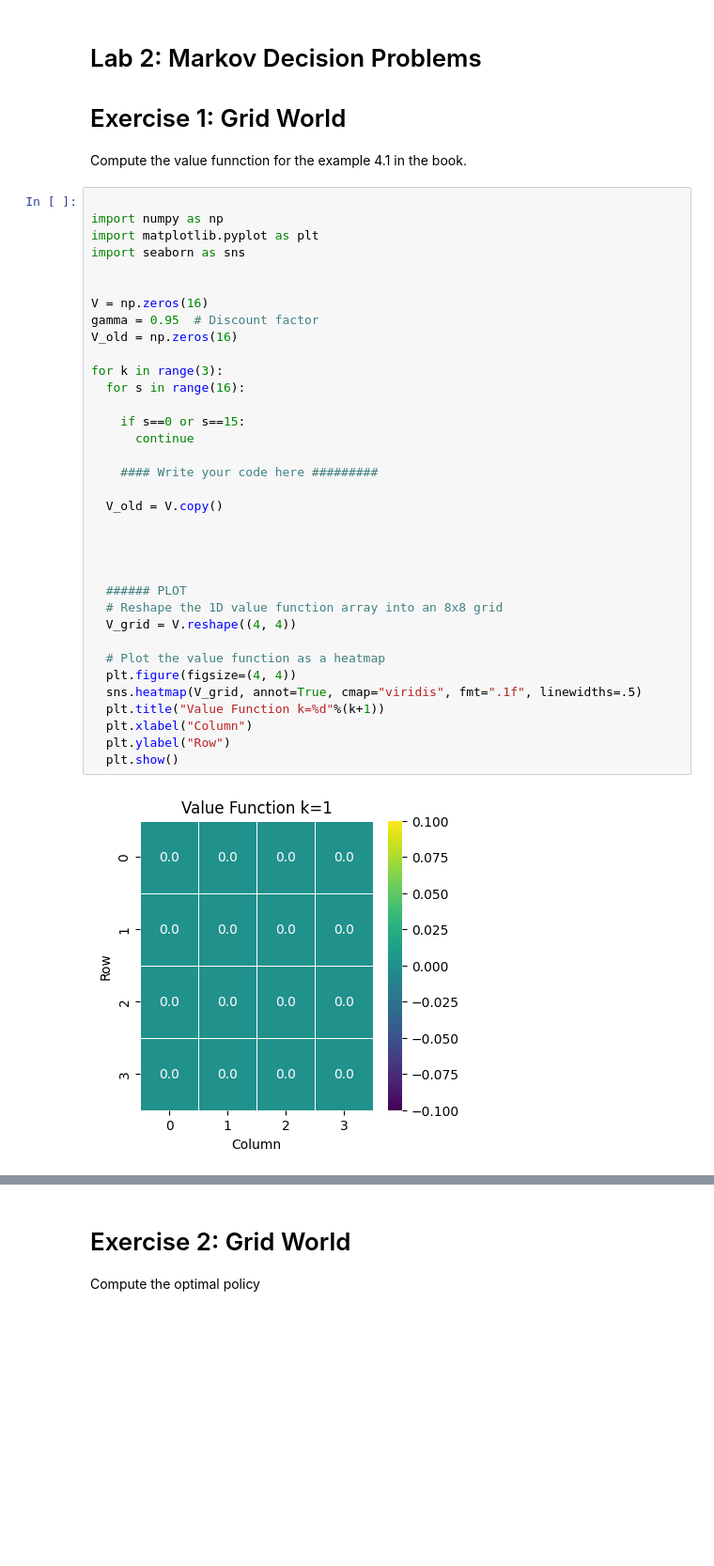
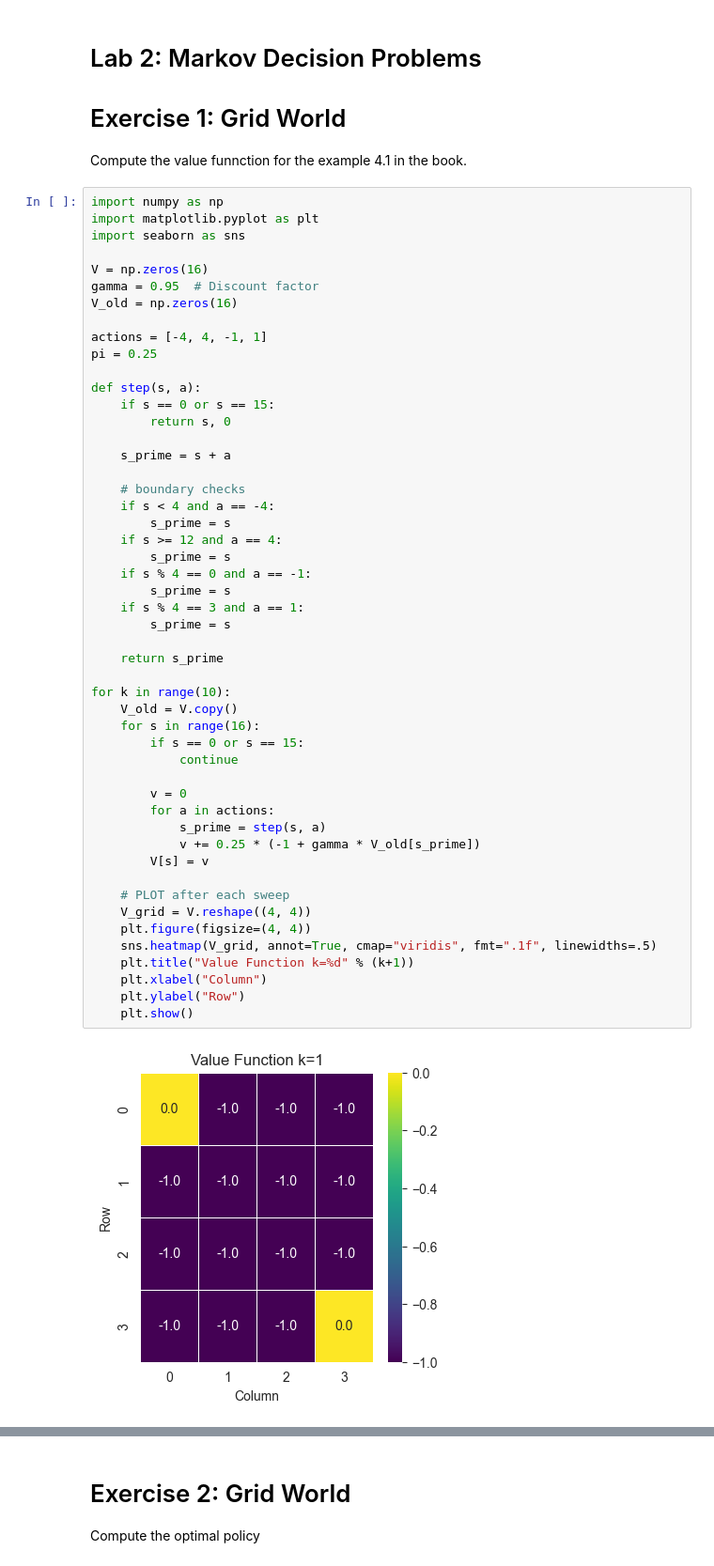
Before and after one commit to TongshuWu1/RL_CSE337_TonyWu, a Jupyter notebook: lab2_mdp_Tony.ipynb, the cells around one changed output, grey strips where cells are left out. Shown: that part at 94% size. Drawn from its saved outputs; the diff is of its cells as text; blank space fills up the shorter version.

```diff
--- a/lab2_mdp_Tony.ipynb
+++ b/lab2_mdp_Tony.ipynb
@@ -6,39 +6,54 @@
 # Exercise 1: Grid World
 Compute the value funnction for the example 4.1 in the book.
 # %%
-
 import numpy as np
 import matplotlib.pyplot as plt
 import seaborn as sns
-
 
 V = np.zeros(16)
 gamma = 0.95  # Discount factor
 V_old = np.zeros(16)
 
-for k in range(3):
-  for s in range(16):
+actions = [-4, 4, -1, 1]
+pi = 0.25
 
-    if s==0 or s==15:
-      continue
+def step(s, a):
+    if s == 0 or s == 15:
+        return s, 0
 
-    #### Write your code here #########
+    s_prime = s + a
 
-  V_old = V.copy()
+    # boundary checks
+    if s < 4 and a == -4:
+        s_prime = s
+    if s >= 12 and a == 4:
+        s_prime = s
+    if s % 4 == 0 and a == -1:
+        s_prime = s
+    if s % 4 == 3 and a == 1:
+        s_prime = s
 
+    return s_prime
 
+for k in range(10):
+    V_old = V.copy()
+    for s in range(16):
+        if s == 0 or s == 15:
+            continue
 
+        v = 0
+        for a in actions:
+            s_prime = step(s, a)
+            v += 0.25 * (-1 + gamma * V_old[s_prime])
+        V[s] = v
 
-  ###### PLOT
-  # Reshape the 1D value function array into an 8x8 grid
-  V_grid = V.reshape((4, 4))
-
-  # Plot the value function as a heatmap
-  plt.figure(figsize=(4, 4))
-  sns.heatmap(V_grid, annot=True, cmap="viridis", fmt=".1f", linewidths=.5)
-  plt.title("Value Function k=%d"%(k+1))
-  plt.xlabel("Column")
-  plt.ylabel("Row")
-  plt.show()
+    # PLOT after each sweep
+    V_grid = V.reshape((4, 4))
+    plt.figure(figsize=(4, 4))
+    sns.heatmap(V_grid, annot=True, cmap="viridis", fmt=".1f", linewidths=.5)
+    plt.title("Value Function k=%d" % (k+1))
+    plt.xlabel("Column")
+    plt.ylabel("Row")
+    plt.show()
 # %% [output]
-[figure, old version]
+[figure, new version]
```
Also changed, not shown: parts of 4 cells of this notebook.
